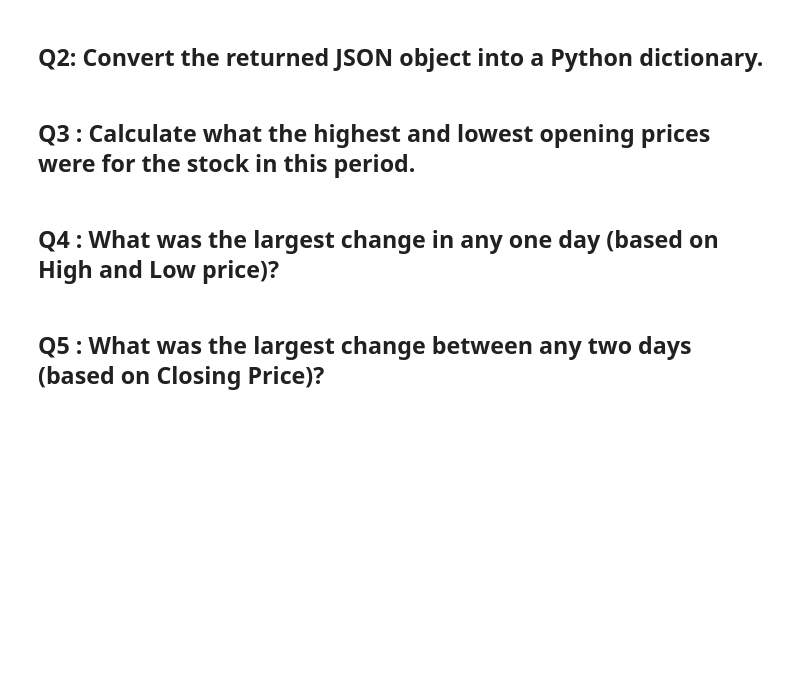
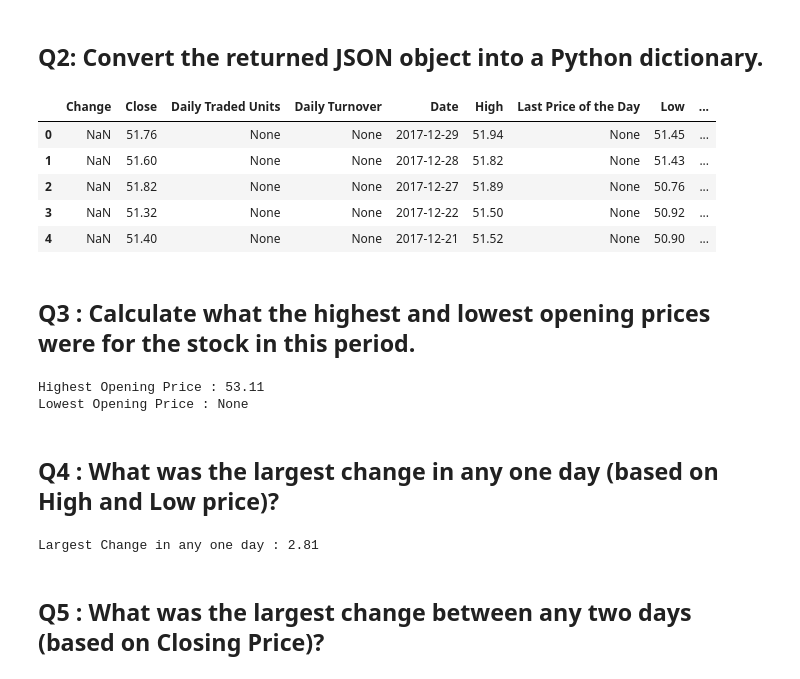
Before and after one commit to chihyuhou/Springboard, a Jupyter notebook: Module 5.4_api_data_wrangling_project.ipynb, the cells around one changed output. Drawn from its saved outputs; the diff is of its cells as text; code cells hidden in the pictures; blank space fills up the shorter version.

```diff
--- a/Module 5.4_api_data_wrangling_project.ipynb
+++ b/Module 5.4_api_data_wrangling_project.ipynb
@@ -128,7 +130,7 @@ data
   None,
   None]]
 # %%
-stock_prices = defaultdict(list)
 for i in column_name[:7]:
-    stock_prices[i]
+    print(i)
+    for x in dataprint(x)
 # %% [output]
@@ -143,4 +156,35 @@ import collections import defaultdict
+# %%
+from collections import defaultdict
+
+dataset = defaultdict(list)
+
+for i in column_name:
+    dataset[i]
+    index = column_name.index(i)
+    for x in data:
+        dataset[i].append(x[index])
+# %%
+# Just Use DataFrame to have a clear view of the dataset
+import pandas as pd
+df = pd.DataFrame(dataset)
+# %%
+df.head()
+# %% [output]
+|  | Change | Close | Daily Traded Units | Daily Turnover | Date | High | Last Price of the Day | Low | ... |
+| 0 | NaN | 51.76 | None | None | 2017-12-29 | 51.94 | None | 51.45 | ... |
+| 1 | NaN | 51.60 | None | None | 2017-12-28 | 51.82 | None | 51.43 | ... |
+| 2 | NaN | 51.82 | None | None | 2017-12-27 | 51.89 | None | 50.76 | ... |
+| 3 | NaN | 51.32 | None | None | 2017-12-22 | 51.50 | None | 50.92 | ... |
+| 4 | NaN | 51.40 | None | None | 2017-12-21 | 51.52 | None | 50.90 | ... |
 # %% [markdown]
 ## Q3 : Calculate what the highest and lowest opening prices were for the stock in this period.
+# %%
+highest = max(dataset["Open"])
+lowest = min(dataset["Open"])
+
+print("Highest Opening Price : " + str(highest) + "\n" + "Lowest Opening Price : " + str(lowest))
+# %% [output]
+Highest Opening Price : 53.11
+Lowest Opening Price : None
 # %% [markdown]
 ## Q4 : What was the largest change in any one day (based on High and Low price)?
@@ -147,3 +196,7 @@ import collections import defaultdict
+# %%
+print("Largest Change in any one day : " + str(max(daily_change)))
+# %% [output]
+Largest Change in any one day : 2.81
 # %% [markdown]
 ## Q5 : What was the largest change between any two days (based on Closing Price)?
 # %% [markdown]
```
Also changed, not shown: parts of 6 cells of this notebook.
